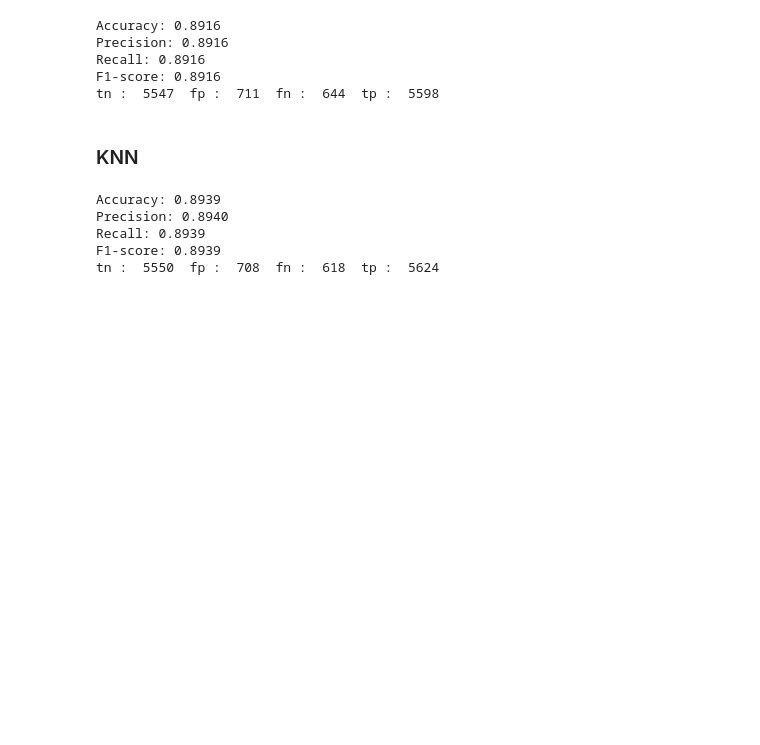
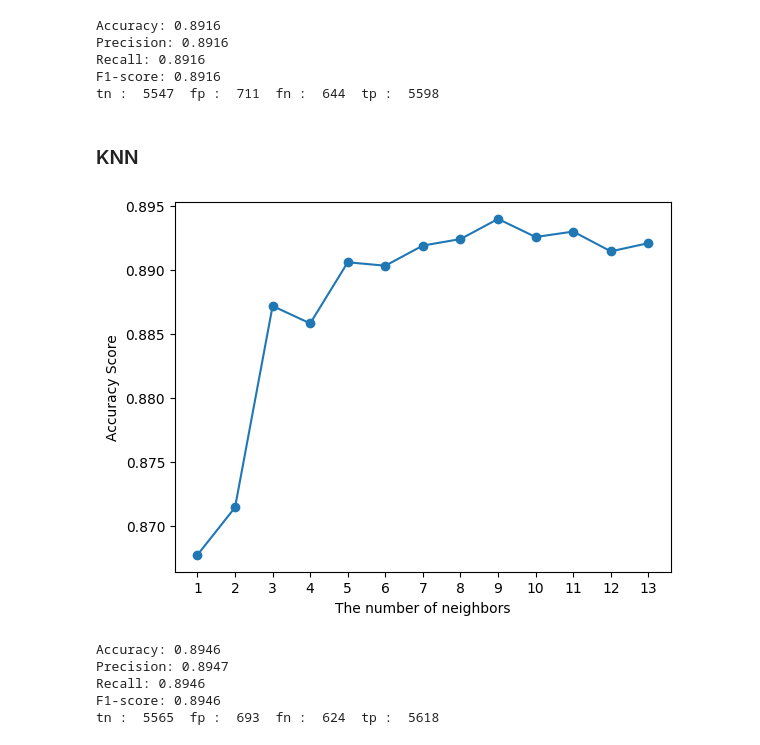
Before and after one commit to sehilnlf/LoanClassification, a Jupyter notebook: preprocessing_modelling.ipynb, the cells around one changed output. Cells and saved outputs as stored; diff of their text form; code cells hidden in the pictures; blank space fills up the shorter version.

```diff
--- a/preprocessing_modelling.ipynb
+++ b/preprocessing_modelling.ipynb
@@ -306,4 +309,21 @@ tn :  5547  fp :  711  fn :  644  tp :  5598
+# %%
+k_range = range(1,14 )
+acc_scores = []
+
+for k in tqdm(k_range):
+    knn = KNeighborsClassifier(n_neighbors=k)
+    score = cross_val_score(knn, X_train, y_train, cv=5, scoring='accuracy', n_jobs=5).mean()
+    acc_scores.append(score)
+
+plt.plot(k_range, acc_scores, marker='o')
+plt.xlabel('The number of neighbors')
+plt.ylabel('Accuracy Score')
+plt.xticks(range(1, 14))
+plt.show()
+# %% [output]
+[figure, added]
 # %%
+
 def metrics(y_true, y_pred):
     acc = accuracy_score(y_true, y_pred)
     prec = precision_score(y_true, y_pred, average='weighted')
@@ -320,7 +340,7 @@ def metrics(y_true, y_pred):
     print('tn : ',tn, ' fp : ',fp,' fn : ' ,fn,' tp : ' ,tp)
 
 # Modelling and fitting with KNeighborsClassifier
-knn = KNeighborsClassifier(n_neighbors=13)  # or any other value for n_neighbors
+knn = KNeighborsClassifier(n_neighbors=9)
 knn.fit(X_train, y_train)
 
 # predicting
@@ -329,8 +349,8 @@ prediction_knn = knn.predict(X_test)
 # Evaluation using the metrics function
 metrics(y_test, prediction_knn)
 # %% [output]
-Accuracy: 0.8939
-Precision: 0.8940
-Recall: 0.8939
-F1-score: 0.8939
-tn :  5550  fp :  708  fn :  618  tp :  5624
+Accuracy: 0.8946
+Precision: 0.8947
+Recall: 0.8946
+F1-score: 0.8946
+tn :  5565  fp :  693  fn :  624  tp :  5618
```
Also changed, not shown: parts of 2 cells of this notebook.
